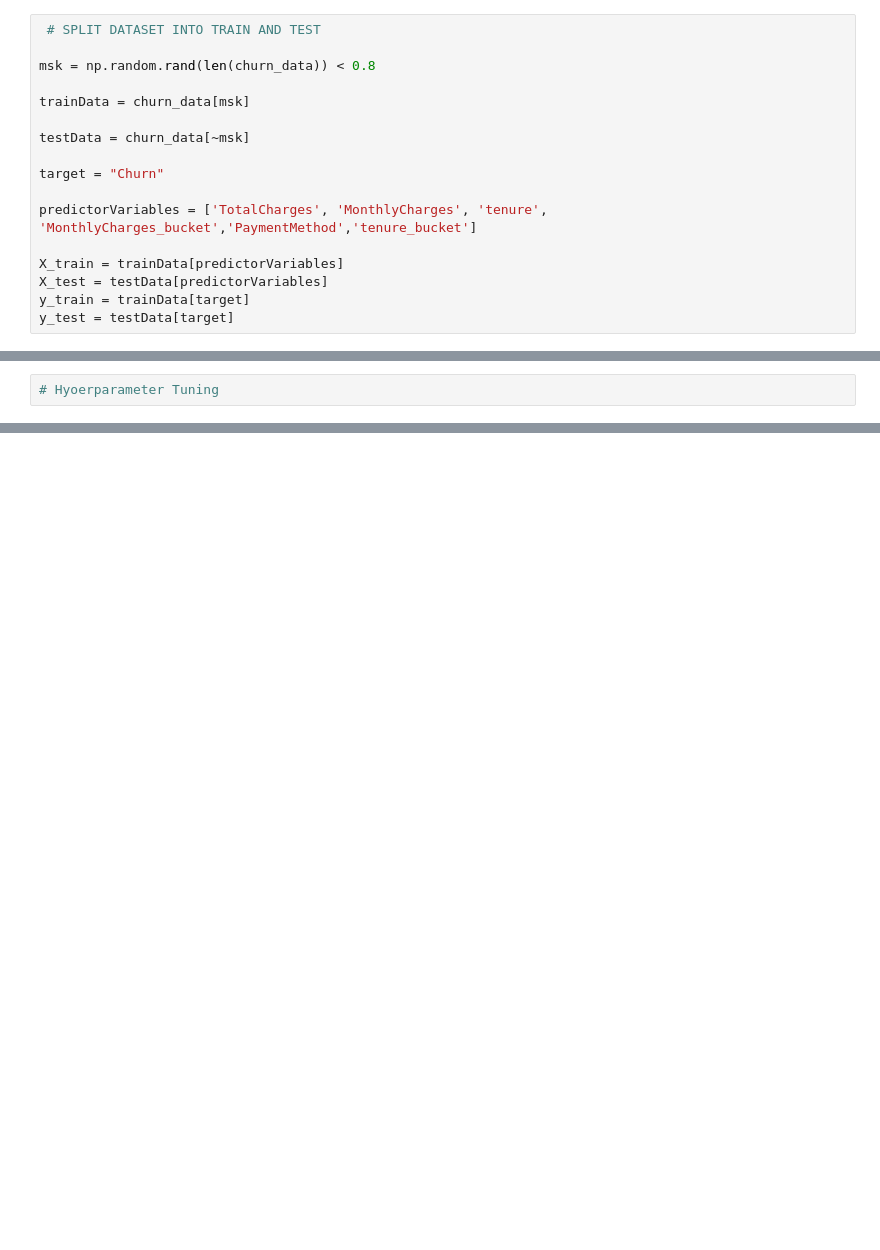
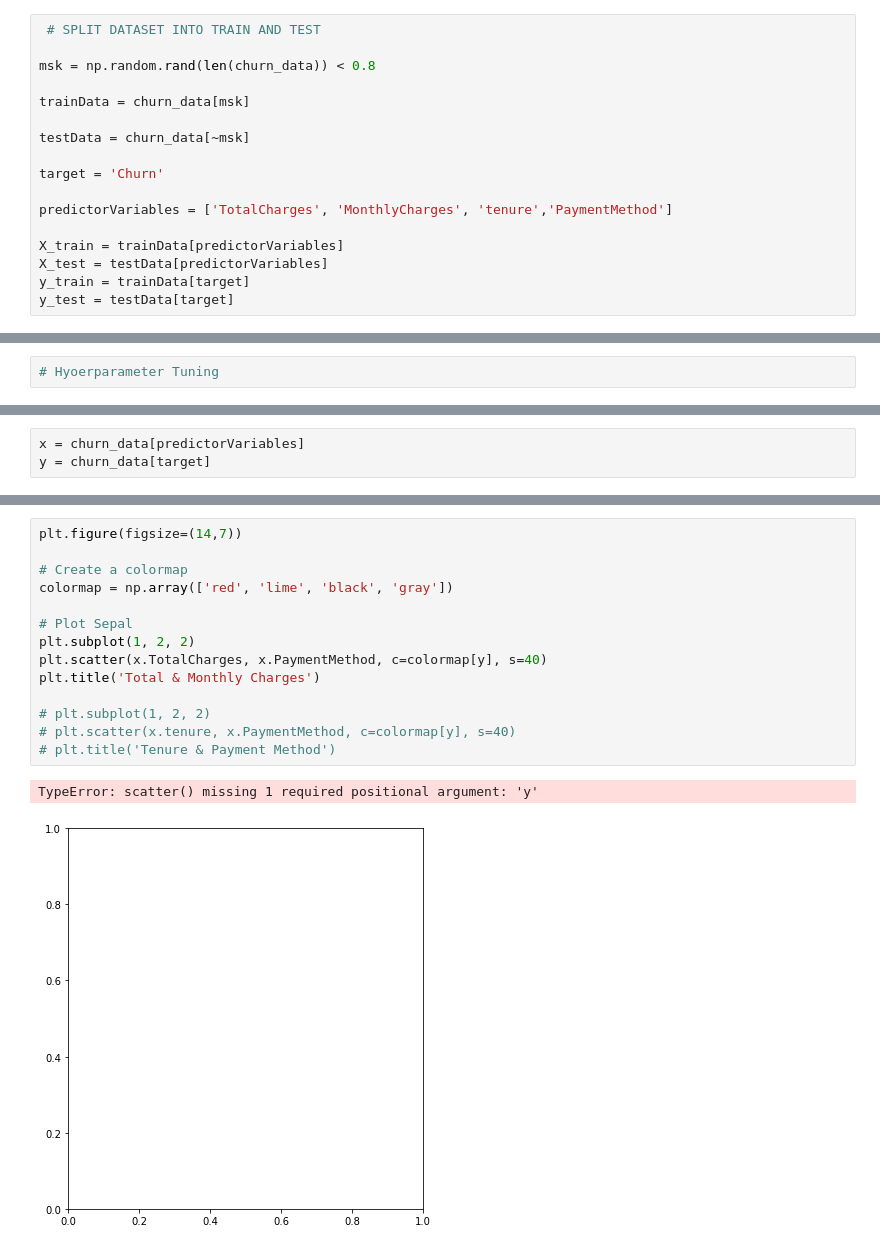
Before and after one commit to momittal/Customer_Retention_ML, a Jupyter notebook: Telco_Churn_Rate_Analysis.ipynb, the cells around one changed output, grey strips where cells are left out. Saved outputs shown, nothing was run; the diff lists cells and outputs as text; blank space fills up the shorter version.

```diff
--- a/Telco_Churn_Rate_Analysis.ipynb
+++ b/Telco_Churn_Rate_Analysis.ipynb
@@ -615,9 +615,9 @@ trainData = churn_data[msk]
 
 testData = churn_data[~msk]
 
-target = "Churn"
+target = 'Churn'
 
-predictorVariables = ['TotalCharges', 'MonthlyCharges', 'tenure', 'MonthlyCharges_bucket','PaymentMethod','tenure_bucket']
+predictorVariables = ['TotalCharges', 'MonthlyCharges', 'tenure','PaymentMethod']
 
 X_train = trainData[predictorVariables]
 X_test = testData[predictorVariables]
@@ -680,0 +694,3 @@ ______________________END OF Neural Network Classifier____________________
+# %%
+x = churn_data[predictorVariables]
+y = churn_data[target]
@@ -680,0 +705,17 @@ ______________________END OF Neural Network Classifier____________________
+# %%
+plt.figure(figsize=(14,7))
+
+# Create a colormap
+colormap = np.array(['red', 'lime', 'black', 'gray'])
+
+# Plot Sepal
+plt.subplot(1, 2, 2)
+plt.scatter(x.TotalCharges, x.PaymentMethod, c=colormap[y], s=40)
+plt.title('Total & Monthly Charges')
+
+# plt.subplot(1, 2, 2)
+# plt.scatter(x.tenure, x.PaymentMethod, c=colormap[y], s=40)
+# plt.title('Tenure & Payment Method')
+# %% [output]
+TypeError: scatter() missing 1 required positional argument: 'y'
+[figure, added]
```
Also changed, not shown: parts of 10 cells of this notebook, 1 other file.
